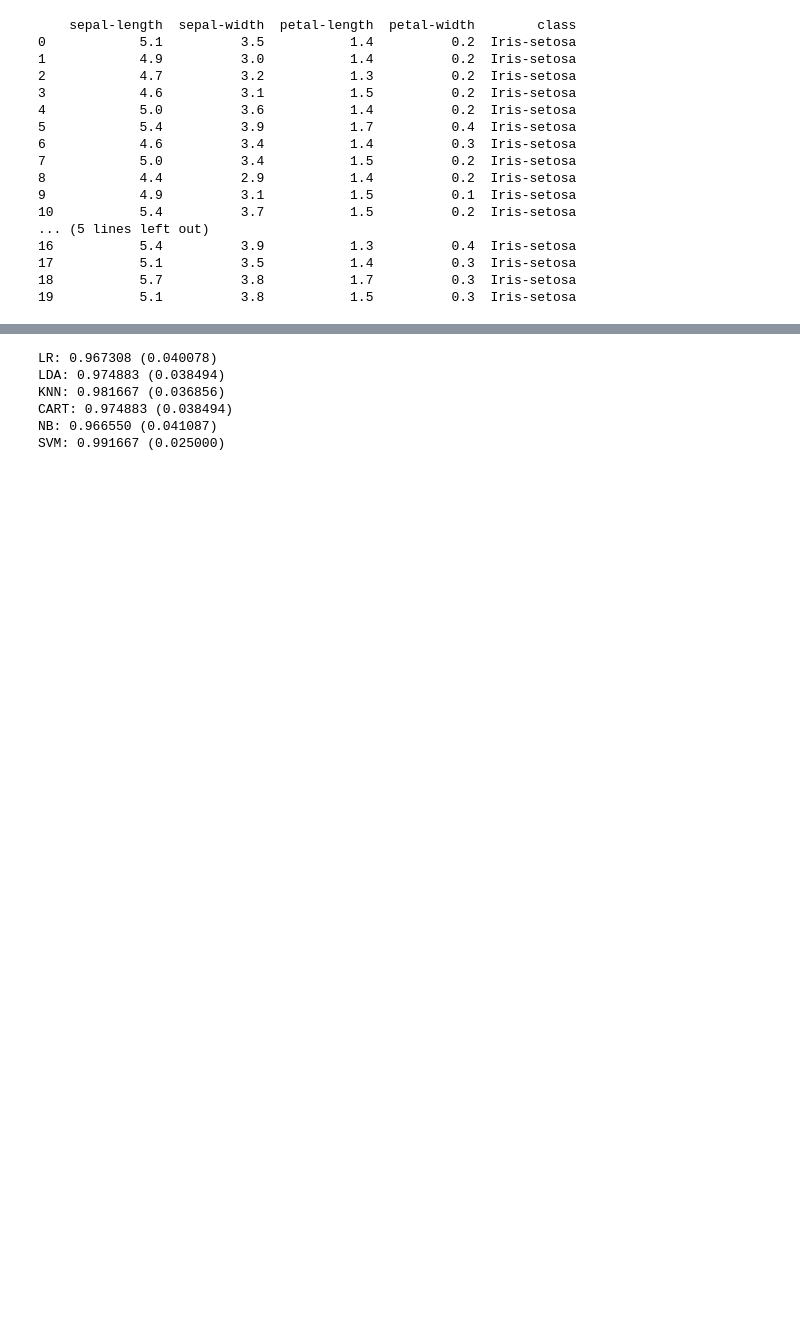
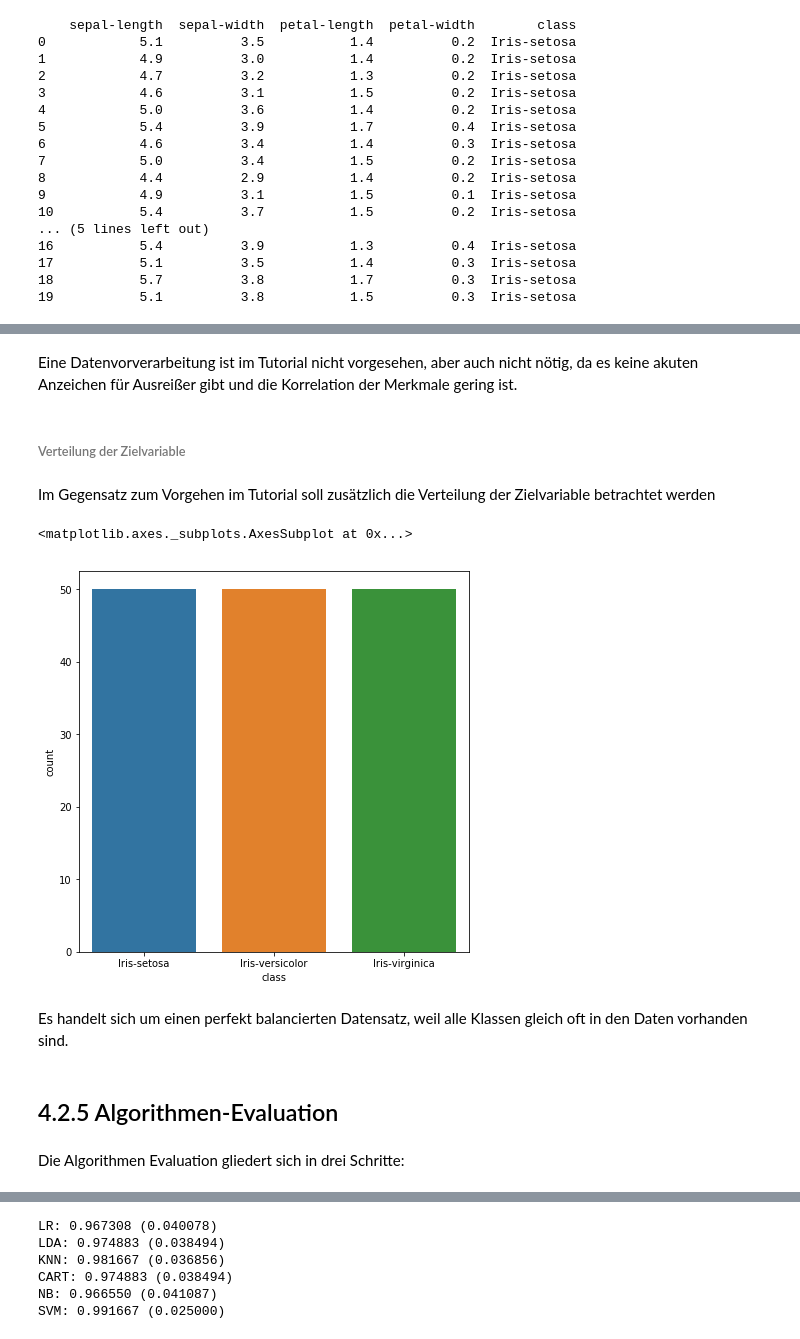
Before and after one commit to tecoKIT/smart-data-analytics, a Jupyter notebook: Uebung2/Exercise1.ipynb, the cells around one changed output, grey strips where cells are left out. Cells and saved outputs as stored; diff of their text form; code cells hidden in the pictures; blank space fills up the shorter version.

```diff
--- a/Uebung2/Exercise1.ipynb
+++ b/Uebung2/Exercise1.ipynb
@@ -64,0 +125,18 @@ plt.show()
+# %% [markdown]
+Eine Datenvorverarbeitung ist im Tutorial nicht vorgesehen, aber auch nicht nötig, da es keine akuten Anzeichen für Ausreißer gibt und die Korrelation der Merkmale gering ist.
+# %% [markdown]
+###### Verteilung der Zielvariable
+# %% [markdown]
+Im Gegensatz zum Vorgehen im Tutorial soll zusätzlich die Verteilung der Zielvariable betrachtet werden
+# %%
+# create a countplot that shows the class distribution
+sns.countplot(x='class',data=dataset)
+# %% [output]
+<matplotlib.axes._subplots.AxesSubplot at 0x...>
+[figure, added]
+# %% [markdown]
+Es handelt sich um einen perfekt balancierten Datensatz, weil alle Klassen gleich oft in den Daten vorhanden sind.
+# %% [markdown]
+## 4.2.5 Algorithmen-Evaluation
+# %% [markdown]
+Die Algorithmen Evaluation gliedert sich in drei Schritte:
```
Also changed, not shown: parts of 36 cells of this notebook.
